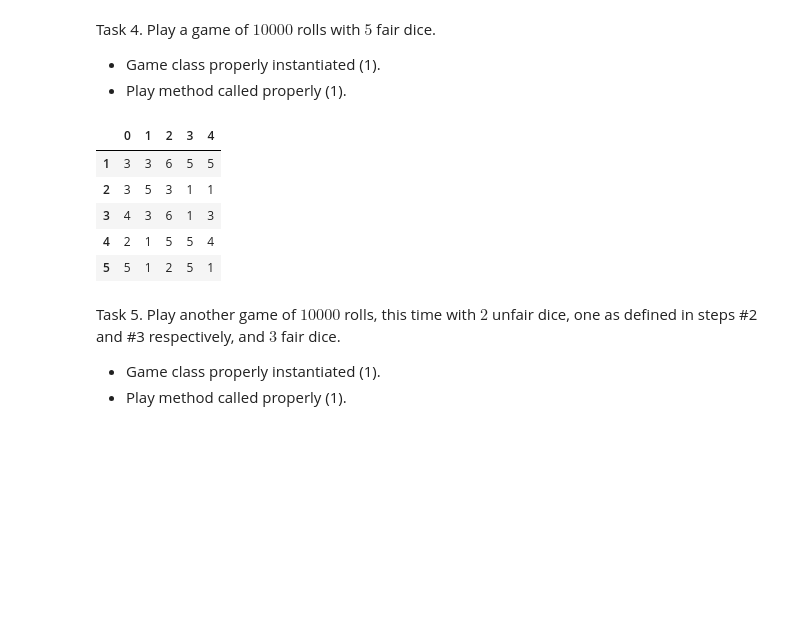
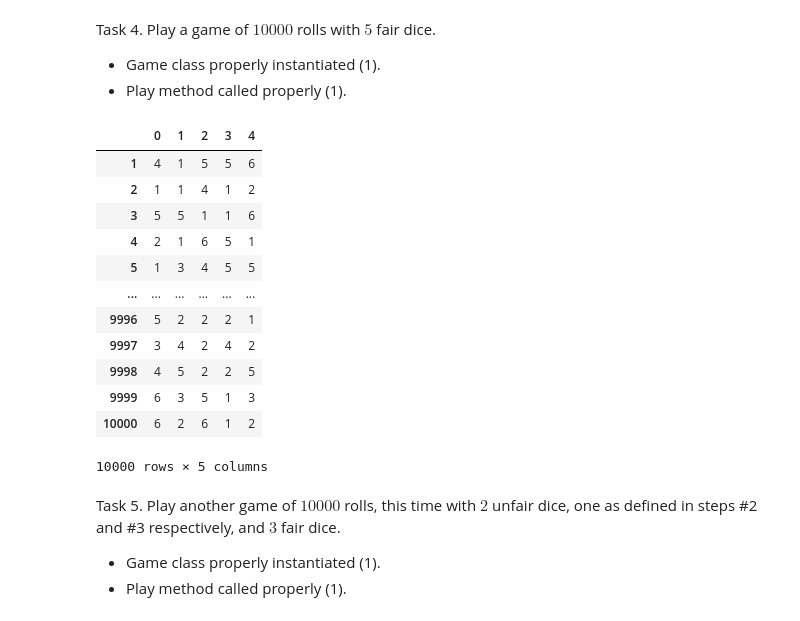
Before and after one commit to jackburke12/ds5100_final_project, a Jupyter notebook: DS5100_Final_Project_jpb2uj.ipynb, the cells around one changed output. Drawn from its saved outputs; the diff is of its cells as text; code cells hidden in the pictures; blank space fills up the shorter version.

```diff
--- a/DS5100_Final_Project_jpb2uj.ipynb
+++ b/DS5100_Final_Project_jpb2uj.ipynb
@@ -624,16 +687,23 @@ Task 4. Play a game of $10000$ rolls with $5$ fair dice.
 # %%
 fair_game = Game([die3,die3,die3,die3,die3])
 
 fair_game.play(10000)
 
-fair_game.show_result().head()
+fair_game.show_result()
 # %% [output]
 |  | 0 | 1 | 2 | 3 | 4 |
-| 1 | 3 | 3 | 6 | 5 | 5 |
-| 2 | 3 | 5 | 3 | 1 | 1 |
-| 3 | 4 | 3 | 6 | 1 | 3 |
-| 4 | 2 | 1 | 5 | 5 | 4 |
-| 5 | 5 | 1 | 2 | 5 | 1 |
+| 1 | 4 | 1 | 5 | 5 | 6 |
+| 2 | 1 | 1 | 4 | 1 | 2 |
+| 3 | 5 | 5 | 1 | 1 | 6 |
+| 4 | 2 | 1 | 6 | 5 | 1 |
+| 5 | 1 | 3 | 4 | 5 | 5 |
+| ... | ... | ... | ... | ... | ... |
+| 9996 | 5 | 2 | 2 | 2 | 1 |
+| 9997 | 3 | 4 | 2 | 4 | 2 |
+| 9998 | 4 | 5 | 2 | 2 | 5 |
+| 9999 | 6 | 3 | 5 | 1 | 3 |
+| 10000 | 6 | 2 | 6 | 1 | 2 |
+10000 rows × 5 columns
 # %% [markdown]
 Task 5. Play another game of $10000$ rolls, this time with $2$ unfair dice, one as defined in steps #2 and #3 respectively, and $3$ fair dice.
 
```
Also changed, not shown: parts of 13 cells of this notebook, 1 other file.
